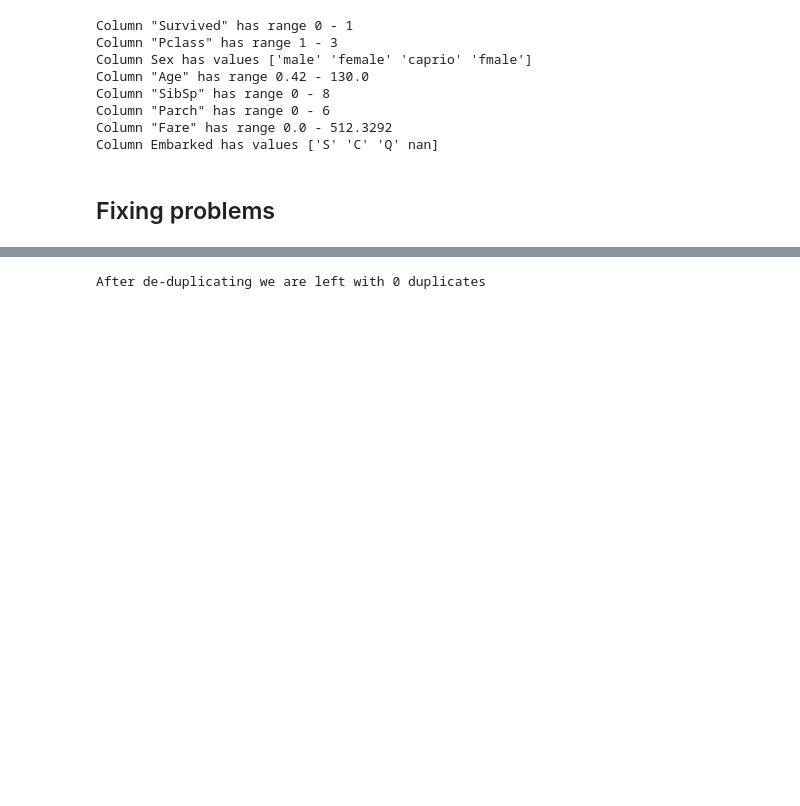
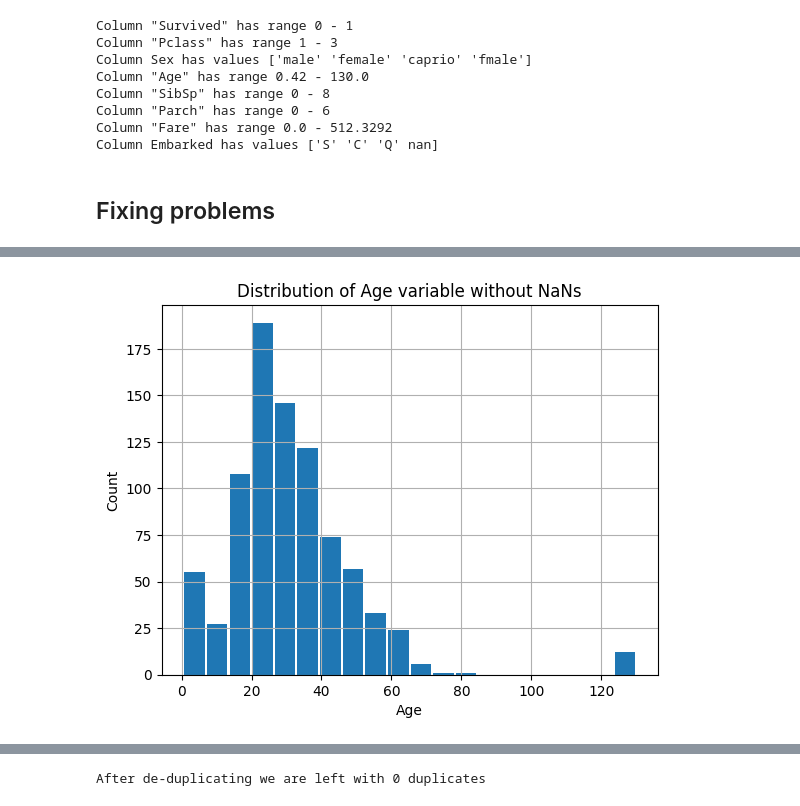
Before and after one commit to AIM-MADS-DATEXP/workshop-data-preparation, a Jupyter notebook: data_preparation.ipynb, the cells around one changed output, grey strips where cells are left out. Saved outputs shown, nothing was run; the diff lists cells and outputs as text; code cells hidden in the pictures; blank space fills up the shorter version.

```diff
--- a/data_preparation.ipynb
+++ b/data_preparation.ipynb
@@ -79,0 +106,8 @@ Column Embarked has values ['S' 'C' 'Q' nan]
+# %%
+dft[dft['Age'] != np.nan]['Age'].hist(bins=20, rwidth=0.9)
+plt.title('Distribution of Age variable without NaNs')
+plt.xlabel('Age')
+plt.ylabel('Count')
+plt.show()
+# %% [output]
+[figure, added]
```
Also changed, not shown: parts of 23 cells of this notebook, 1 other file.
